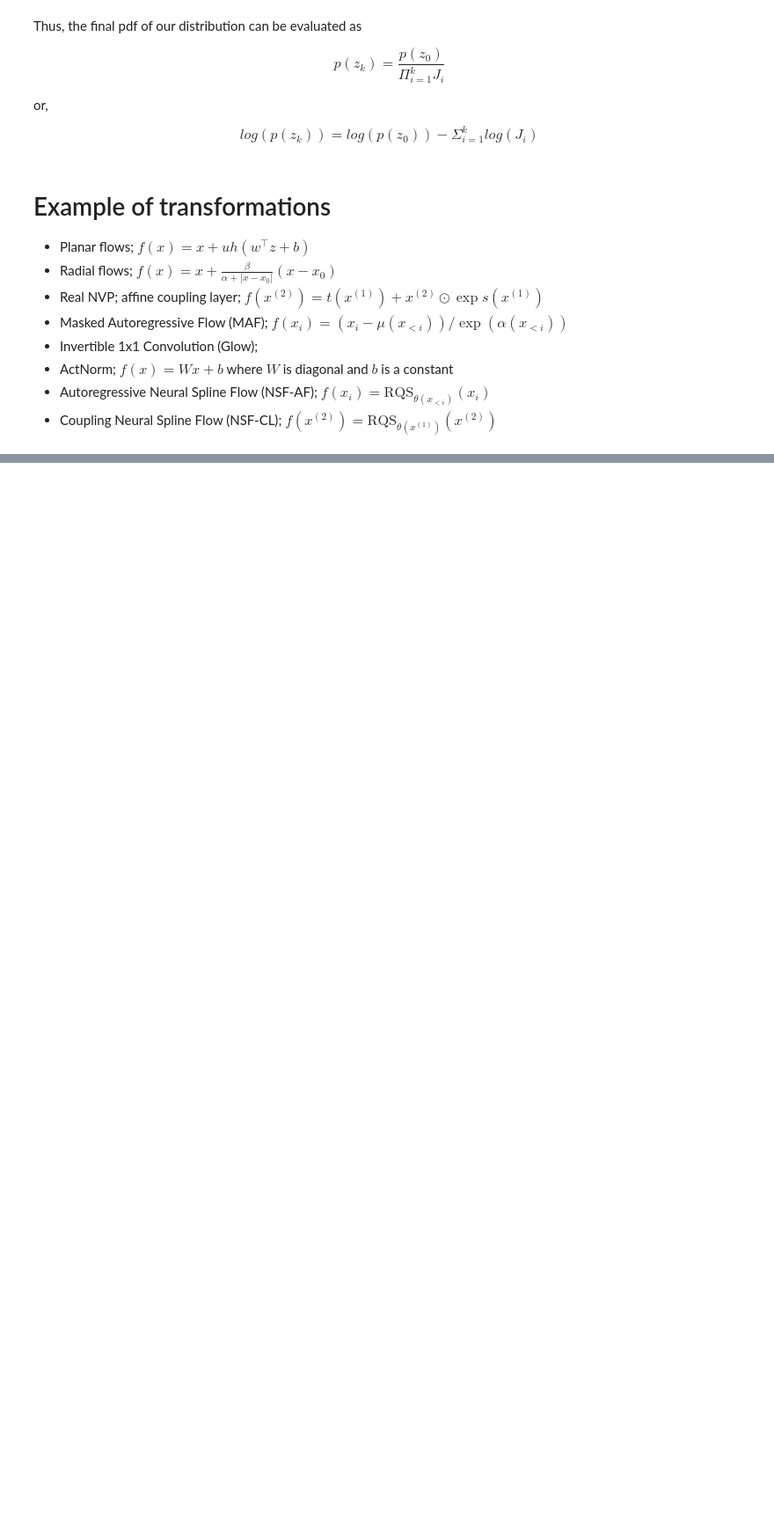
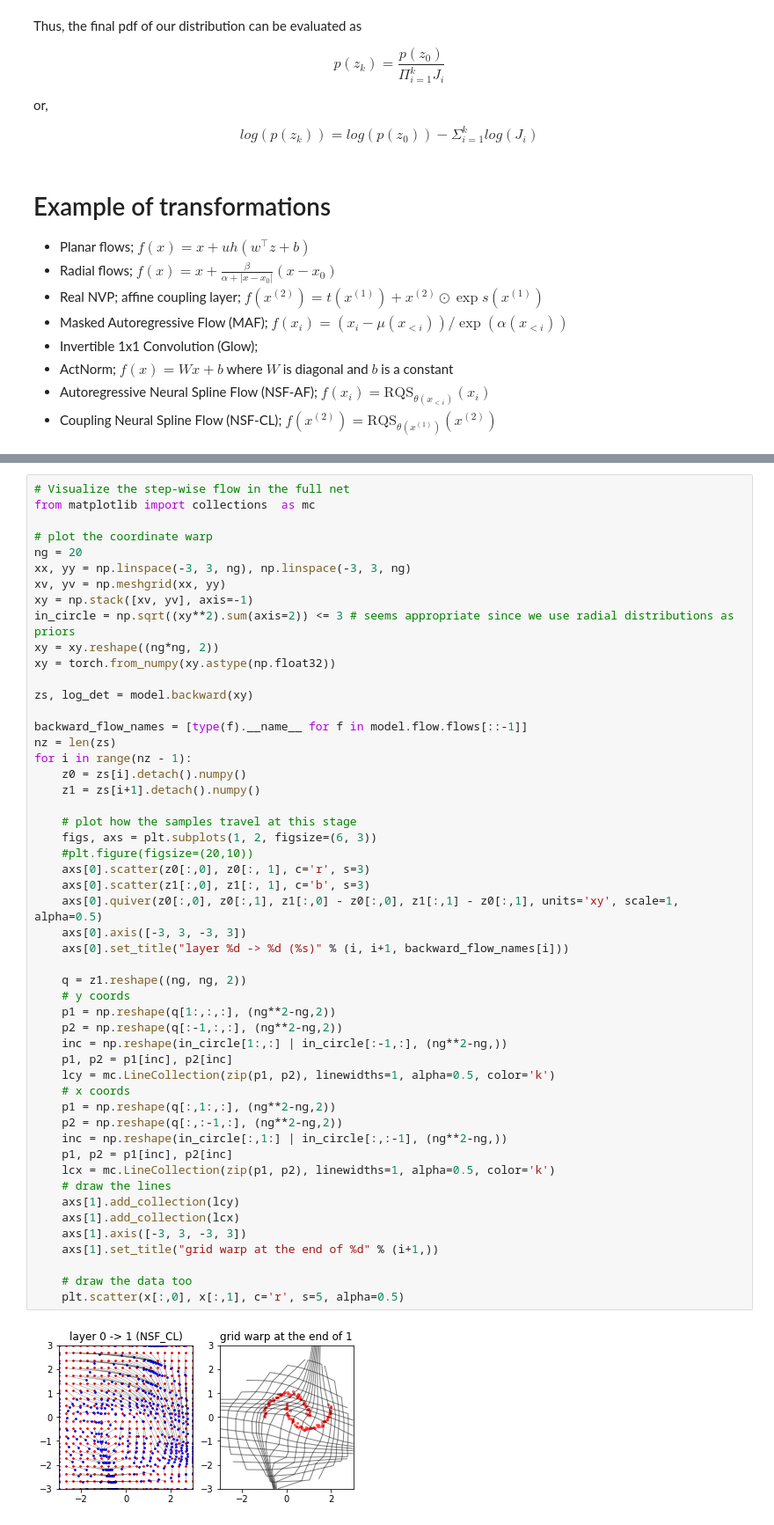
Before and after one commit to MaximArtemev/hse_gans, a Jupyter notebook: seminars/seminar-10/10.nf.ipynb, the cells around one changed output, grey strips where cells are left out. Shown at 88% size. Cells and saved outputs as stored; diff of their text form; blank space fills up the shorter version.

```diff
--- a/seminars/seminar-10/10.nf.ipynb
+++ b/seminars/seminar-10/10.nf.ipynb
@@ -139,0 +215,53 @@ Show the most likely and unlikely samples. Is NF good for anomaly detection? Imp
+# %%
+# Visualize the step-wise flow in the full net
+from matplotlib import collections  as mc
+
+# plot the coordinate warp
+ng = 20
+xx, yy = np.linspace(-3, 3, ng), np.linspace(-3, 3, ng)
+xv, yv = np.meshgrid(xx, yy)
+xy = np.stack([xv, yv], axis=-1)
+in_circle = np.sqrt((xy**2).sum(axis=2)) <= 3 # seems appropriate since we use radial distributions as priors
+xy = xy.reshape((ng*ng, 2))
+xy = torch.from_numpy(xy.astype(np.float32))
+
+zs, log_det = model.backward(xy)
+
+backward_flow_names = [type(f).__name__ for f in model.flow.flows[::-1]]
+nz = len(zs)
+for i in range(nz - 1):
+    z0 = zs[i].detach().numpy()
+    z1 = zs[i+1].detach().numpy()
+
+    # plot how the samples travel at this stage
+    figs, axs = plt.subplots(1, 2, figsize=(6, 3))
+    #plt.figure(figsize=(20,10))
+    axs[0].scatter(z0[:,0], z0[:, 1], c='r', s=3)
+    axs[0].scatter(z1[:,0], z1[:, 1], c='b', s=3)
+    axs[0].quiver(z0[:,0], z0[:,1], z1[:,0] - z0[:,0], z1[:,1] - z0[:,1], units='xy', scale=1, alpha=0.5)
+    axs[0].axis([-3, 3, -3, 3])
+    axs[0].set_title("layer %d -> %d (%s)" % (i, i+1, backward_flow_names[i]))
+
+    q = z1.reshape((ng, ng, 2))
+    # y coords
+    p1 = np.reshape(q[1:,:,:], (ng**2-ng,2))
+    p2 = np.reshape(q[:-1,:,:], (ng**2-ng,2))
+    inc = np.reshape(in_circle[1:,:] | in_circle[:-1,:], (ng**2-ng,))
+    p1, p2 = p1[inc], p2[inc]
+    lcy = mc.LineCollection(zip(p1, p2), linewidths=1, alpha=0.5, color='k')
+    # x coords
+    p1 = np.reshape(q[:,1:,:], (ng**2-ng,2))
+    p2 = np.reshape(q[:,:-1,:], (ng**2-ng,2))
+    inc = np.reshape(in_circle[:,1:] | in_circle[:,:-1], (ng**2-ng,))
+    p1, p2 = p1[inc], p2[inc]
+    lcx = mc.LineCollection(zip(p1, p2), linewidths=1, alpha=0.5, color='k')
+    # draw the lines
+    axs[1].add_collection(lcy)
+    axs[1].add_collection(lcx)
+    axs[1].axis([-3, 3, -3, 3])
+    axs[1].set_title("grid warp at the end of %d" % (i+1,))
+
+    # draw the data too
+    plt.scatter(x[:,0], x[:,1], c='r', s=5, alpha=0.5)
+# %% [output]
+[figure, added]
```
Also changed, not shown: parts of 19 cells of this notebook, 7 other files.
